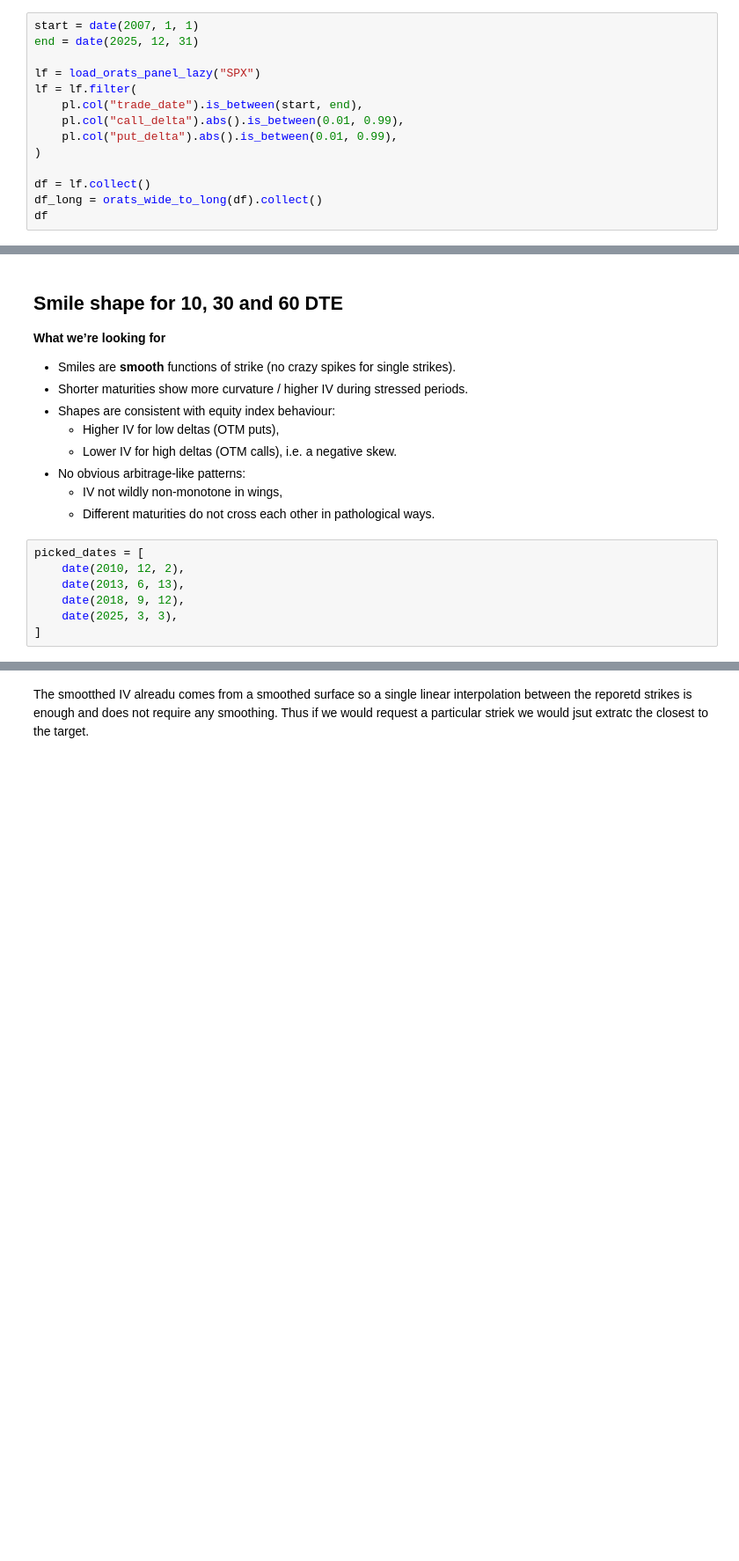
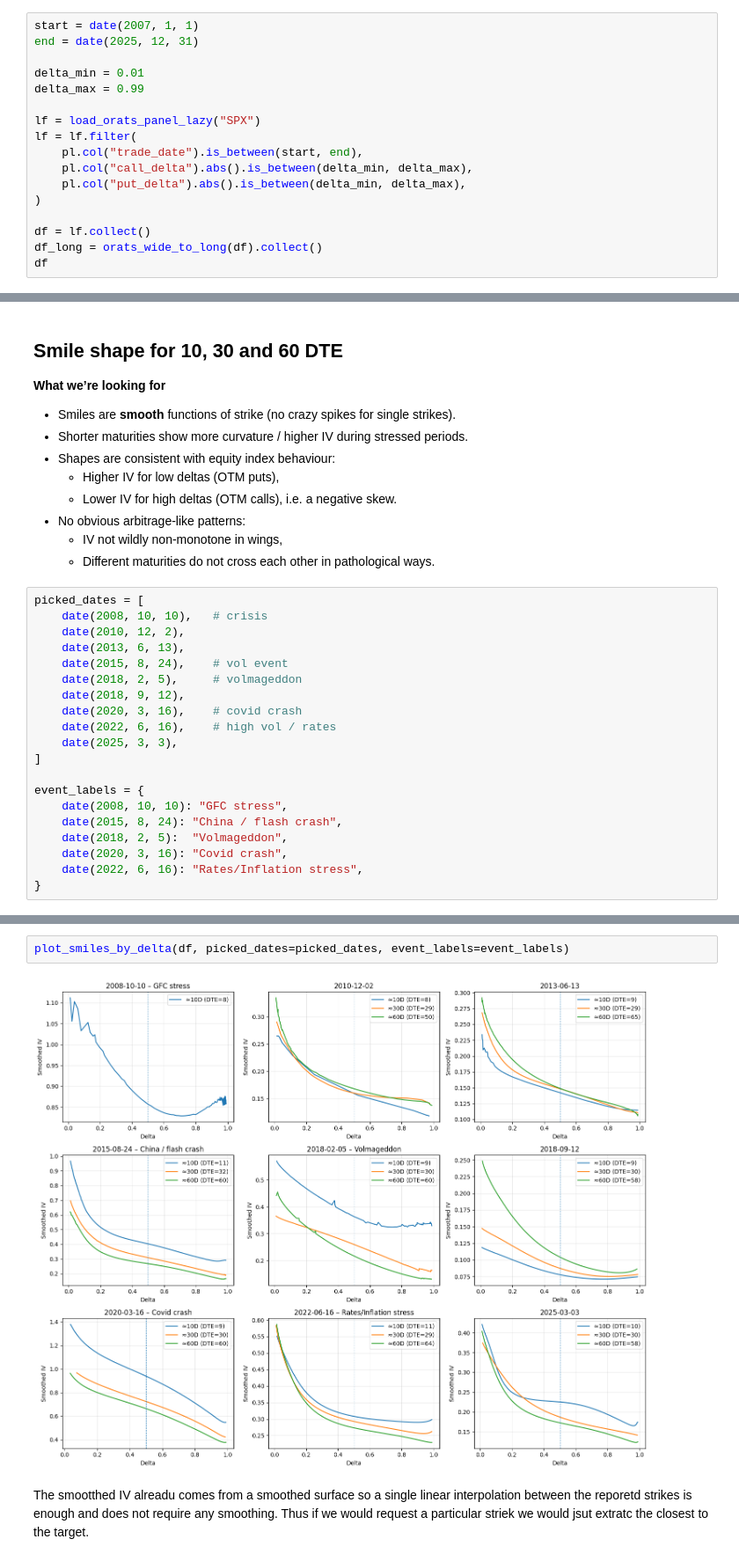
Before and after one commit to anthonymakarewicz/volatility-trading, a Jupyter notebook: notebooks/orats_spx_panel_eda_validation.ipynb, the cells around one changed output, grey strips where cells are left out. Shown at 88% size. Saved outputs shown, nothing was run; the diff lists cells and outputs as text; blank space fills up the shorter version.

Commit message:
Added orats_qc_plotting.py for plottign smiles/terme strcutures

```diff
--- a/notebooks/orats_spx_panel_eda_validation.ipynb
+++ b/notebooks/orats_spx_panel_eda_validation.ipynb
@@ -52,11 +35,14 @@ We analyse the whole chain from `2007-01-01` to `2025-12-05` and we remove contr
 start = date(2007, 1, 1)
 end = date(2025, 12, 31)
 
+delta_min = 0.01
+delta_max = 0.99
+
 lf = load_orats_panel_lazy("SPX")
 lf = lf.filter(
     pl.col("trade_date").is_between(start, end),
-    pl.col("call_delta").abs().is_between(0.01, 0.99),
-    pl.col("put_delta").abs().is_between(0.01, 0.99),
+    pl.col("call_delta").abs().is_between(delta_min, delta_max),
+    pl.col("put_delta").abs().is_between(delta_min, delta_max),
 )
 
 df = lf.collect()
@@ -843,8 +830,21 @@ shape: (1, 2)
   - Different maturities do not cross each other in pathological ways.
 # %%
 picked_dates = [
+    date(2008, 10, 10),   # crisis
     date(2010, 12, 2),
     date(2013, 6, 13),
+    date(2015, 8, 24),    # vol event
+    date(2018, 2, 5),     # volmageddon
     date(2018, 9, 12),
+    date(2020, 3, 16),    # covid crash
+    date(2022, 6, 16),    # high vol / rates
     date(2025, 3, 3),
 ]
+
+event_labels = {
+    date(2008, 10, 10): "GFC stress",
+    date(2015, 8, 24): "China / flash crash",
+    date(2018, 2, 5):  "Volmageddon",
+    date(2020, 3, 16): "Covid crash",
+    date(2022, 6, 16): "Rates/Inflation stress",
+}
@@ -925,3 +851,7 @@ plt.show()
+# %%
+plot_smiles_by_delta(df, picked_dates=picked_dates, event_labels=event_labels)
+# %% [output]
+[figure, added]
 # %% [markdown]
 The smootthed IV alreadu comes from a smoothed surface so a single linear interpolation between the reporetd strikes is enough and does not require any smoothing. Thus if we would request a particular striek we would jsut extratc the closest to the target.
 # %% [markdown]
```
Also changed, not shown: parts of 11 cells of this notebook, 1 other file.
